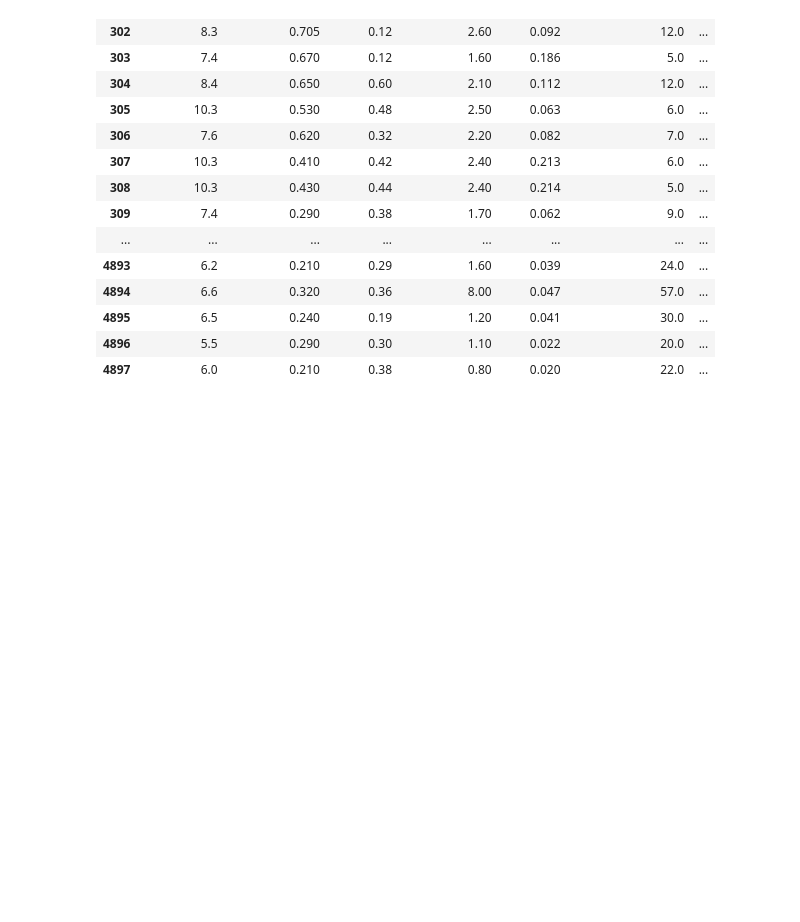
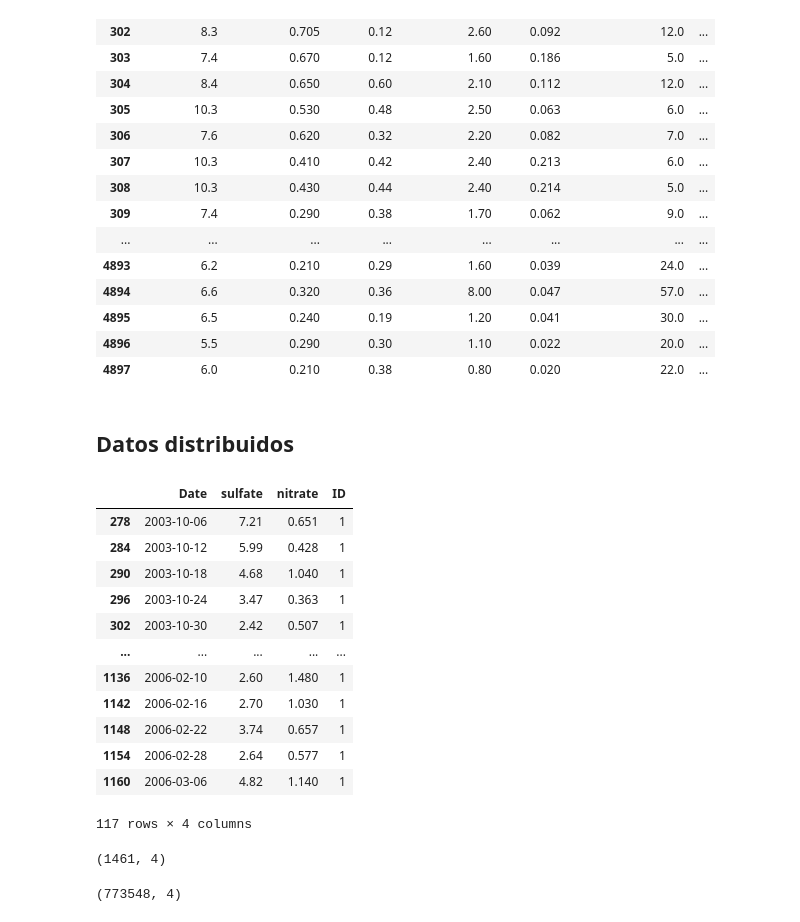
Before and after one commit to mmunozbe/ml-course, a Jupyter notebook: T2-4-Data cleaning-Concatenación de datos.ipynb, the cells around one changed output. Saved outputs shown, nothing was run; the diff lists cells and outputs as text; code cells hidden in the pictures; blank space fills up the shorter version.

```diff
--- a/T2-4-Data cleaning-Concatenación de datos.ipynb
+++ b/T2-4-Data cleaning-Concatenación de datos.ipynb
@@ -112,3 +112,40 @@ wine_scramble
 | 4895 | 6.5 | 0.240 | 0.19 | 1.20 | 0.041 | 30.0 | ... |
 | 4896 | 5.5 | 0.290 | 0.30 | 1.10 | 0.022 | 20.0 | ... |
 | 4897 | 6.0 | 0.210 | 0.38 | 0.80 | 0.020 | 22.0 | ... |
+# %% [markdown]
+## Datos distribuidos
+# %%
+first_distributed_path = os.path.join(datasets_path, "distributed-data/001.csv")
+first_distributed_df = pd.read_csv(first_distributed_path)
+first_distributed_df.dropna()
+# %% [output]
+|  | Date | sulfate | nitrate | ID |
+| 278 | 2003-10-06 | 7.21 | 0.651 | 1 |
+| 284 | 2003-10-12 | 5.99 | 0.428 | 1 |
+| 290 | 2003-10-18 | 4.68 | 1.040 | 1 |
+| 296 | 2003-10-24 | 3.47 | 0.363 | 1 |
+| 302 | 2003-10-30 | 2.42 | 0.507 | 1 |
+| ... | ... | ... | ... | ... |
+| 1136 | 2006-02-10 | 2.60 | 1.480 | 1 |
+| 1142 | 2006-02-16 | 2.70 | 1.030 | 1 |
+| 1148 | 2006-02-22 | 3.74 | 0.657 | 1 |
+| 1154 | 2006-02-28 | 2.64 | 0.577 | 1 |
+| 1160 | 2006-03-06 | 4.82 | 1.140 | 1 |
+117 rows × 4 columns
+# %%
+first_distributed_df.shape
+# %% [output]
+(1461, 4)
+# %%
+filenames = os.listdir(datasets_path + "distributed-data/")
+data = pd.read_csv(datasets_path + "distributed-data/" + filenames[0])
+lenght = len(data)
+for filename in filenames:
+    file_path = os.path.join(datasets_path, "distributed-data/", filename)
+    temp_data = pd.read_csv(file_path)
+    lenght += len(temp_data)
+    data = pd.concat([data, temp_data], axis=0)
+
+data.shape
+# %% [output]
+(773548, 4)
```
Also changed, not shown: parts of 3 cells of this notebook.
